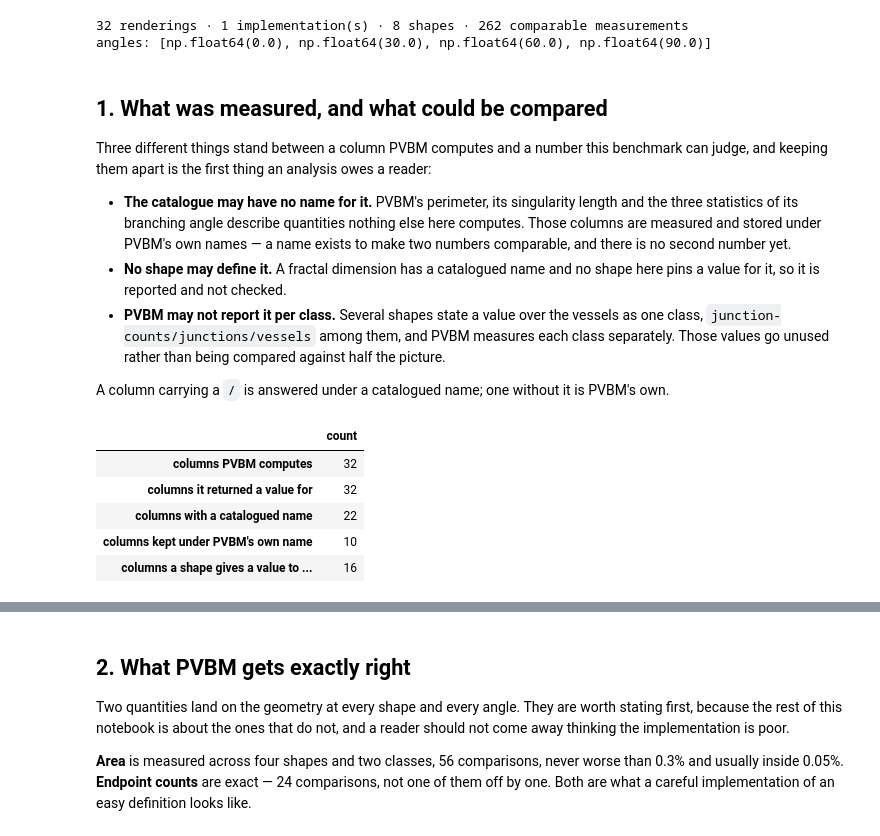
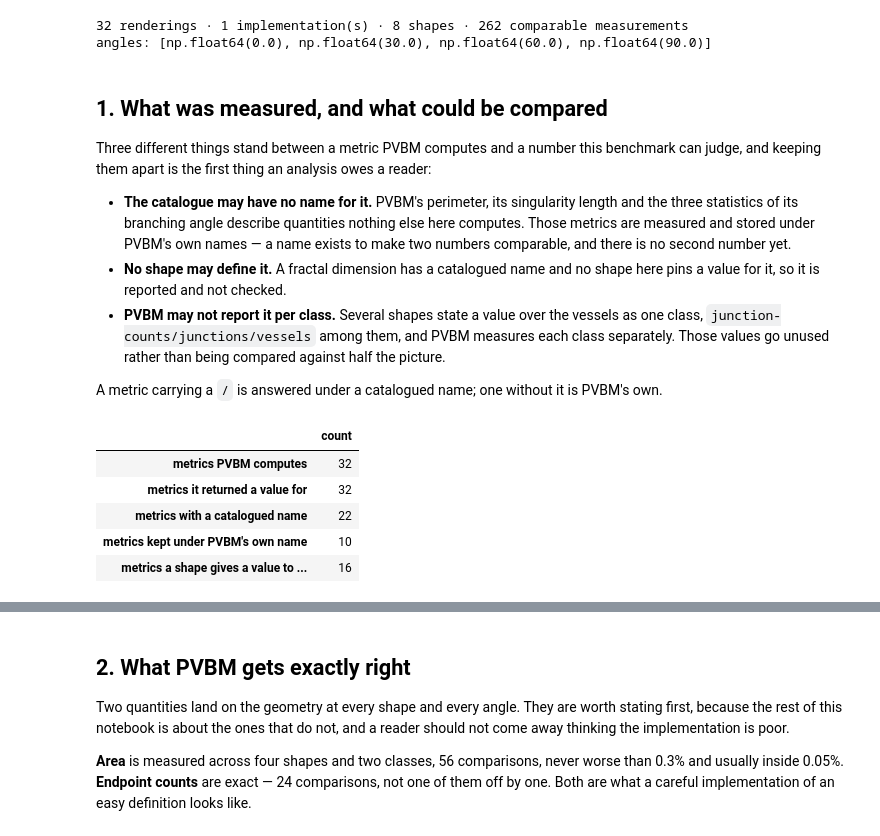
Before and after one commit to staskh/fundus-atlas, a Jupyter notebook: notebooks/biomarker-synthetic-pvbm.ipynb, the cells around one changed output, grey strips where cells are left out. Saved outputs shown, nothing was run; the diff lists cells and outputs as text; code cells hidden in the pictures.

```diff
--- a/notebooks/biomarker-synthetic-pvbm.ipynb
+++ b/notebooks/biomarker-synthetic-pvbm.ipynb
@@ -37,7 +46,7 @@ from benchmarks import biomarker_synthetic as benchmark  # noqa: E402
 from benchmarks.shapes import library  # noqa: E402
 from biomarkers.utils import catalogue  # noqa: E402
 
-#: Each adapter carries its own table from the implementation's column names onto catalogued ones,
+#: Each adapter carries its own table from the implementation's metric names onto catalogued ones,
 #: and answers under the catalogued name, so the evidence needs no translation here. This is only
 #: to show what was mapped onto what.
 NAMES = catalogue.load("pvbm").declare()["names"]
@@ -64,11 +73,11 @@ def comparisons(rows: pd.DataFrame) -> pd.DataFrame:
     """
     found = []
     for _, row in rows.iterrows():
-        for column in rows.columns:
-            if not column.startswith("said_"):
+        for name in rows.columns:
+            if not name.startswith("said_"):
                 continue
-            key = column[len("said_") :]
-            said, theory = row[column], row.get(f"theory_{key}")
+            key = name[len("said_") :]
+            said, theory = row[name], row.get(f"theory_{key}")
             if pd.isna(said) or pd.isna(theory):
                 continue
             found.append(
@@ -76,7 +85,7 @@ def comparisons(rows: pd.DataFrame) -> pd.DataFrame:
                     "implementation": row["implementation"],
                     "shape": row["shape"],
                     "rotation": row["rotation"],
-                    "column": key,
+                    "metrics": key,
                     "canonical": row.get(f"canonical_{key}", ""),
                     "said": float(said),
                     "theory": float(theory),
@@ -99,11 +108,11 @@ angles: [np.float64(0.0), np.float64(30.0), np.float64(60.0), np.float64(90.0)]
 # %% [markdown]
 ## 1. What was measured, and what could be compared
 
-Three different things stand between a column PVBM computes and a number this benchmark can judge,
+Three different things stand between a metric PVBM computes and a number this benchmark can judge,
 and keeping them apart is the first thing an analysis owes a reader:
 
 - **The catalogue may have no name for it.** PVBM's perimeter, its singularity length and the three
-  statistics of its branching angle describe quantities nothing else here computes. Those columns
+  statistics of its branching angle describe quantities nothing else here computes. Those metrics
   are measured and stored under PVBM's own names — a name exists to make two numbers comparable,
   and there is no second number yet.
 - **No shape may define it.** A fractal dimension has a catalogued name and no shape here pins a
@@ -112,28 +121,28 @@ and keeping them apart is the first thing an analysis owes a reader:
   `junction-counts/junctions/vessels` among them, and PVBM measures each class separately. Those
   values go unused rather than being compared against half the picture.
 
-A column carrying a `/` is answered under a catalogued name; one without it is PVBM's own.
+A metric carrying a `/` is answered under a catalogued name; one without it is PVBM's own.
 # %%
-said_columns = sorted({c[len("said_"):] for c in rows.columns if c.startswith("said_")})
-reported = [c for c in said_columns if rows[f"said_{c}"].notna().any()]
+said_metrics = sorted({c[len("said_"):] for c in rows.columns if c.startswith("said_")})
+reported = [c for c in said_metrics if rows[f"said_{c}"].notna().any()]
 # A name carrying a `/` is a catalogued biomarker; one without it is PVBM's own, kept because the
 # catalogue has no name for that quantity yet.
-catalogued = [c for c in said_columns if "/" in c]
-checkable = sorted(compared["column"].unique())
+catalogued = [c for c in said_metrics if "/" in c]
+checkable = sorted(compared["metrics"].unique())
 
 pd.DataFrame(
     {
-        "columns PVBM computes": [len(said_columns)],
-        "columns it returned a value for": [len(reported)],
-        "columns with a catalogued name": [len(catalogued)],
-        "columns kept under PVBM's own name": [len(said_columns) - len(catalogued)],
-        "columns a shape gives a value to check": [len(checkable)],
+        "metrics PVBM computes": [len(said_metrics)],
+        "metrics it returned a value for": [len(reported)],
+        "metrics with a catalogued name": [len(catalogued)],
+        "metrics kept under PVBM's own name": [len(said_metrics) - len(catalogued)],
+        "metrics a shape gives a value to check": [len(checkable)],
     }
 ).T.rename(columns={0: "count"})
 # %% [output]
 |  | count |
-| columns PVBM computes | 32 |
-| columns it returned a value for | 32 |
-| columns with a catalogued name | 22 |
-| columns kept under PVBM's own name | 10 |
-| columns a shape gives a value to ... | 16 |
+| metrics PVBM computes | 32 |
+| metrics it returned a value for | 32 |
+| metrics with a catalogued name | 22 |
+| metrics kept under PVBM's own name | 10 |
+| metrics a shape gives a value to ... | 16 |
```
Also changed, not shown: parts of 33 cells of this notebook, 2 other files.
